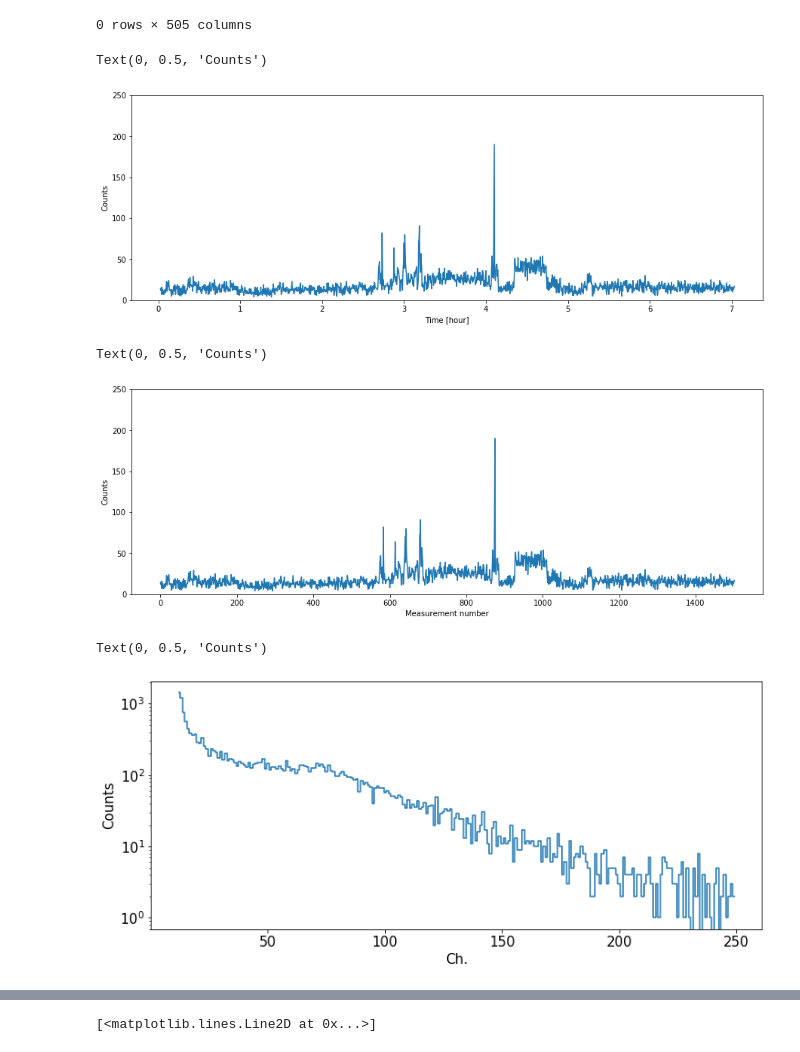
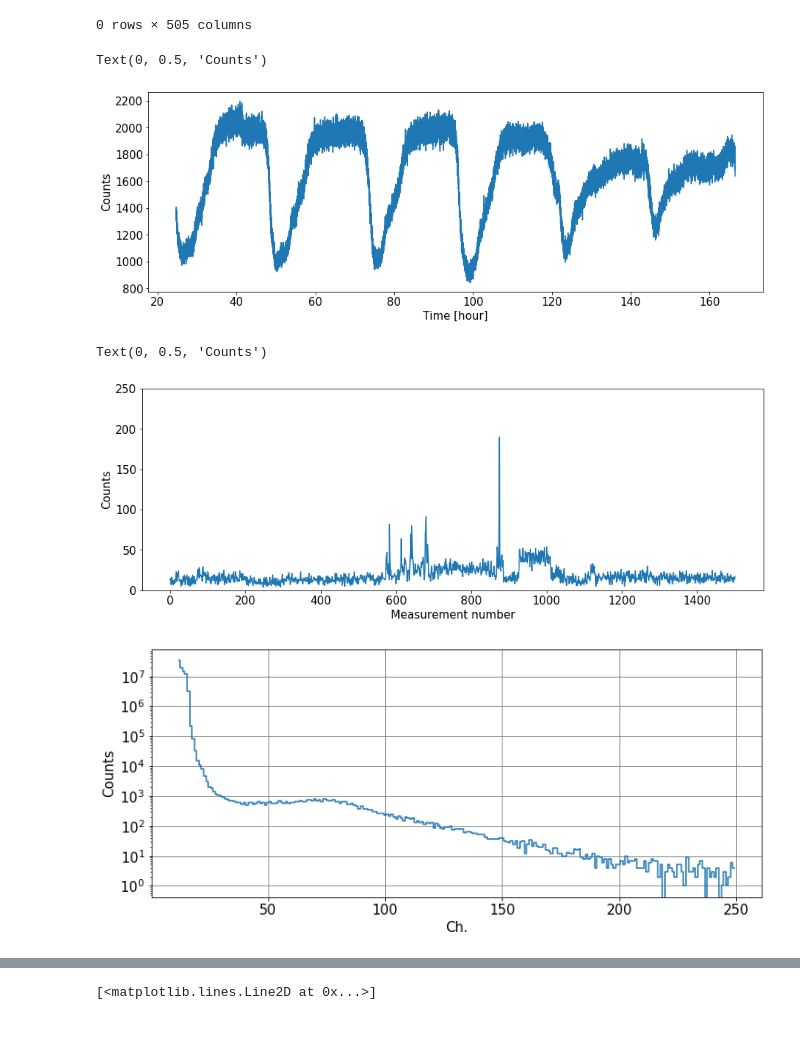
Before and after one commit to UniversalScientificTechnologies/GEODOS01, a Jupyter notebook: notebooks/GEODOS-cernobyl.ipynb, the cells around one changed output, grey strips where cells are left out. Saved outputs shown, nothing was run; the diff lists cells and outputs as text; code cells hidden in the pictures.

```diff
--- a/notebooks/GEODOS-cernobyl.ipynb
+++ b/notebooks/GEODOS-cernobyl.ipynb
@@ -26,6 +26,7 @@ fto = '/storage/experiments/2021/10_test_geodos_cernobyl/background_odz/DATALOG.
 #fto = '/storage/experiments/2021/10_test_geodos_cernobyl/balon_background_odz/DATALOG.TXT'
 fto = '/storage/stations/Cernobyl/let04.10.2021/DATALOG.TXT'
 fto = '/storage/stations/Cernobyl/06102021/DATALOG.TXT'
+fto = '/storage/stations/Cernobyl/17.10.2021/DATALOG.TXT'
 
 l=[]
 l.extend(range(0,500))
@@ -56,35 +57,2 @@ CERNOBYL
 # %% [markdown]
 ## Fill position and time
-# %%
-#df.drop(df.loc[(df[0]=='$GPRMC') & (df[2]=='V')].index, inplace=True)
-df['latf'] = pd.to_numeric(df.loc[df[0]=='$GPRMC',3])
-df['lonf'] = pd.to_numeric(df.loc[df[0]=='$GPRMC',5])
-df['on_miliseconds'] = pd.to_numeric(df.loc[df[0]=='$TIME',1]) * 1000
-df['miliseconds'] = pd.to_numeric(df.loc[df[0]=='$HIST',2]) * 1000
-df['gps_time'] = df.loc[df[0]=='$GPRMC',1]
-df['gps_date'] = df.loc[df[0]=='$GPRMC',9]
-df['alt'] = df.loc[df[0]=='$GPGGA',9]
-df.loc[(df[0]=='$GPRMC') & (df[6]=='E'),'lon_hem']=1
-df.loc[(df[0]=='$GPRMC') & (df[6]=='W'),'lon_hem']=-1
-df.loc[(df[0]=='$GPRMC') & (df[4]=='N'),'lat_hem']=1
-df.loc[(df[0]=='$GPRMC') & (df[4]=='S'),'lat_hem']=-1
-df['lat'] = (np.trunc(df['latf']/100) + (((df['latf']/100) - np.trunc(df['latf']/100)) * 100) / 60.0) * df['lat_hem']
-df['lon'] = (np.trunc(df['lonf']/100) + ((df['lonf']/100) - np.trunc(df['lonf']/100)) * 100 / 60.0) * df['lon_hem']
-df['date'] = pd.to_datetime(df['gps_date']+df['gps_time'], format='%d%m%y%H%M%S.%f')#,errors='coerce')
-df.drop('lon_hem', axis=1, inplace=True)
-df.drop('lat_hem', axis=1, inplace=True)
-df.drop('latf', axis=1, inplace=True)
-df.drop('lonf', axis=1, inplace=True)
-df.drop('gps_time', axis=1, inplace=True)
-df.drop('gps_date', axis=1, inplace=True)
-df['meas'] = df.loc[df[0]=='$HIST',1]
-df = df.fillna(method='ffill')
-df.drop(df[df[0]=='$GPGGA'].index, inplace=True)
-df.drop(df[df[0]=='$GPRMC'].index, inplace=True)
-df.drop(df[df[0]=='$AIRDOS'].index, inplace=True)
-df.drop(df[df[0]=='$TIME'].index, inplace=True)
-df['UTC'] = df['date'] + pd.to_timedelta(df['miliseconds'], unit='ms') - pd.to_timedelta(df['on_miliseconds'], unit='ms')
-df.drop('date', axis=1, inplace=True)
-df.drop('miliseconds', axis=1, inplace=True)
-df.drop('on_miliseconds', axis=1, inplace=True)
-df
@@ -212,13 +166,13 @@ df['flux'] = (df.iloc[:,range(NOISE_LEVEL,LAST_CHANNEL)].sum(axis=1))
 # %%
 plt.figure(figsize=(15,5))
 plt.plot(df[2].astype('float')/60/60,df['flux'])
 #plt.locator_params(nbins=10)
-plt.ylim([0,250])
+#plt.ylim([0,250])
 plt.xlabel('Time [hour]')
 plt.ylabel('Counts')
 # %% [output]
 Text(0, 0.5, 'Counts')
-[figure, old version]
+[figure, new version]
 # %%
 plt.figure(figsize=(15,5))
 plt.plot(df[1].astype('float'),df['flux'])
@@ -228,5 +182,5 @@ plt.xlabel('Measurement number')
 plt.ylabel('Counts')
 # %% [output]
 Text(0, 0.5, 'Counts')
-[figure, old version]
+[figure, new version]
 # %%
@@ -245,7 +200,7 @@ plt.plot(ener1, drawstyle='steps-mid')
 plt.yscale('log')
 plt.xlabel('Ch.')
 plt.ylabel('Counts')
-#plt.xlim([0,120])
+plt.grid(b=True, which='major', color='grey', linestyle='-')
+#plt.xlim([10,100])
 # %% [output]
-Text(0, 0.5, 'Counts')
-[figure, old version]
+[figure, new version]
```
Also changed, not shown: parts of 15 cells of this notebook.
